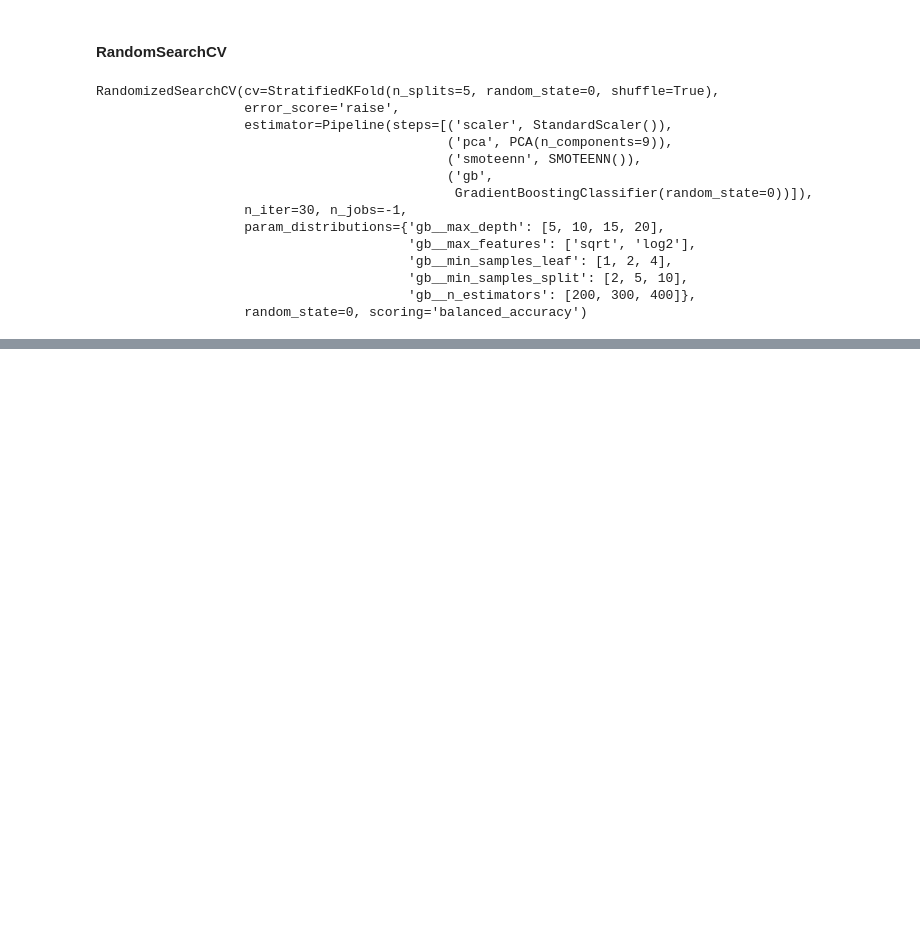
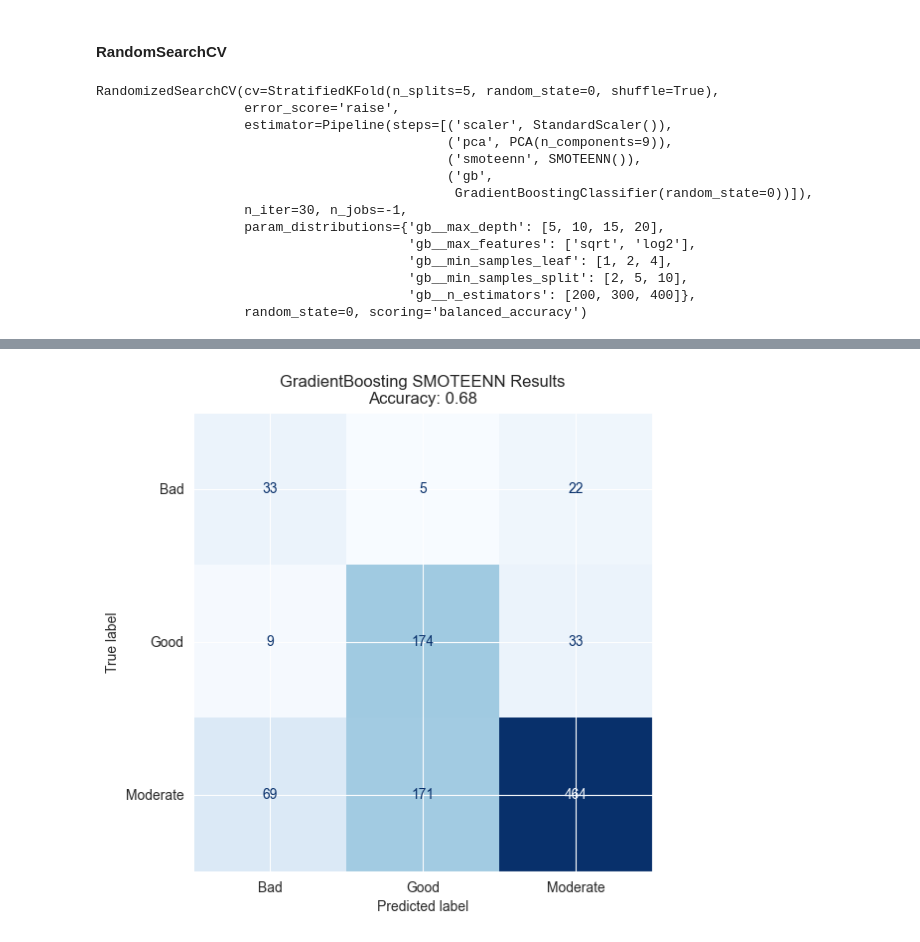
Before and after one commit to gps-stellar/Supervised-Classification-Regression, a Jupyter notebook: Winer-Recognition-Classification/Wine_Recognition_Classification.ipynb, the cells around one changed output, grey strips where cells are left out. Cells and saved outputs as stored; diff of their text form; code cells hidden in the pictures; blank space fills up the shorter version.

```diff
--- a/Winer-Recognition-Classification/Wine_Recognition_Classification.ipynb
+++ b/Winer-Recognition-Classification/Wine_Recognition_Classification.ipynb
@@ -472,0 +494,4 @@ RandomizedSearchCV(cv=StratifiedKFold(n_splits=5, random_state=0, shuffle=True),
+# %%
+plot_confusion_matrix(y_test, y_pred_smten, "GradientBoosting SMOTEENN Results")
+# %% [output]
+[figure, added]
```
Also changed, not shown: parts of 4 cells of this notebook.
